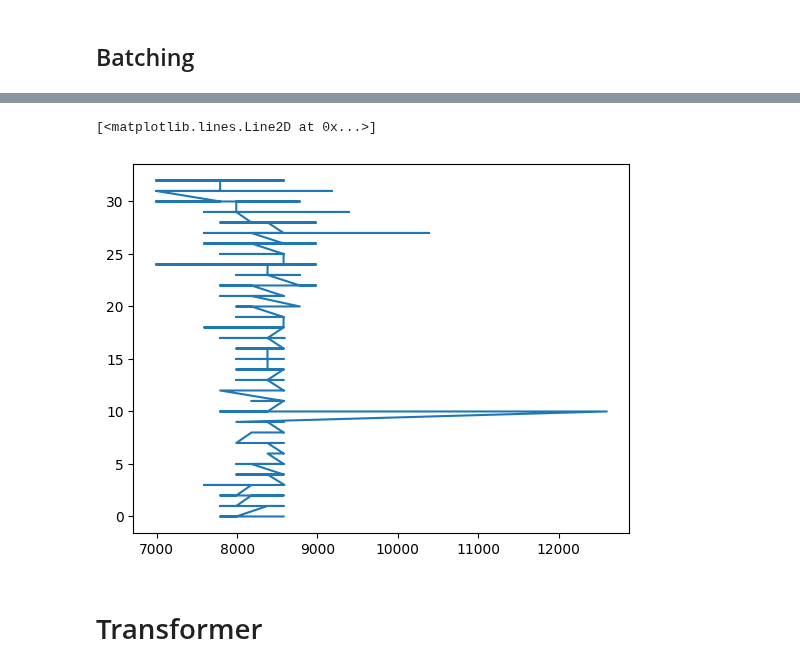
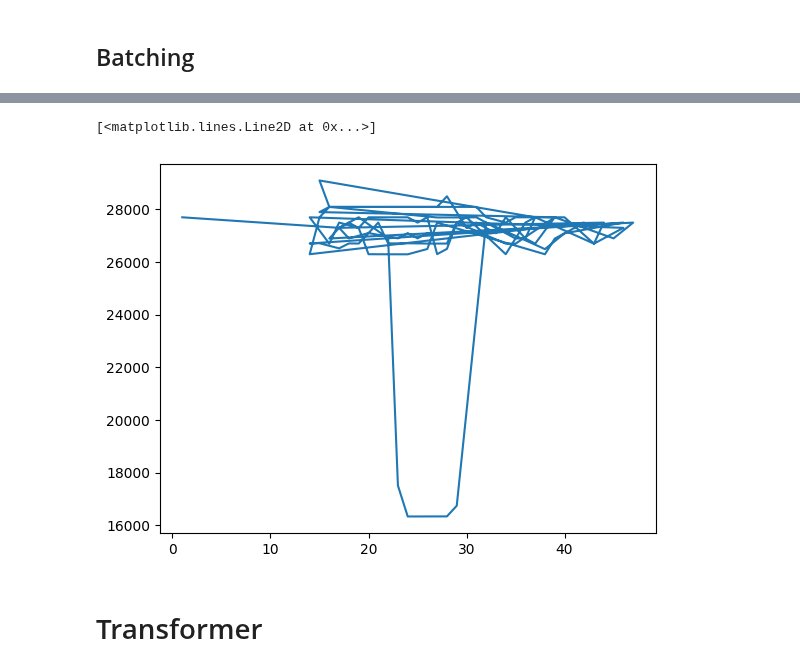
Before and after one commit to ANNIZHENG/MLModel_Eval_with_YJMob100K, a Jupyter notebook: CustomTransformer_with_YJMob100K.ipynb, the cells around one changed output, grey strips where cells are left out. Cells and saved outputs as stored; diff of their text form; code cells hidden in the pictures.

```diff
--- a/CustomTransformer_with_YJMob100K.ipynb
+++ b/CustomTransformer_with_YJMob100K.ipynb
@@ -38,15 +39,14 @@ import random
 # %%
 yjmob1 = 'yjmob100k-dataset1.csv.gz' # dataset under normal scenes
-yjmob_df = pd.read_csv(yjmob1, compression='gzip').sort_values(by=['uid', 'd', 't'], ignore_index=True)
+yjmob_df = pd.read_csv(yjmob1, compression='gzip')
 # %%
 # Retrieve all ids
 
 uids = yjmob_df['uid'].unique()
 # %%
 # Just to reduce memory space
-rand_indicies = [random.randint(0, len(uids)) for _ in range(200)] # only 200 data would be used
-selected_uids = [uid for uid in uids[rand_indicies]] # selected_uids = uids[:200]
-# selected_uids = uids[:200]
+rand_indicies = [random.randint(0, len(uids)) for _ in range(10000)]
+selected_uids = [uid for uid in uids[rand_indicies]]
 # %%
 df = yjmob_df[yjmob_df['uid'].isin(selected_uids)]
 # %% [markdown]
@@ -72,22 +70,12 @@ Try using .loc[row_indexer,col_indexer] = value instead
 
 See the caveats in the documentation: https://pandas.pydata.org/pandas-docs/stable/user_guide/indexing.html#returning-a-view-versus-a-copy
   df['combined_xy'] = df.apply(lambda row: spatial_token(row['x'], row['y']), axis=1)
-# %%
-df = df.sort_values(by=['uid', 't']) # df.sort_values(by=['uid', 'combined_t'])
 # %% [markdown]
 # Train-Test Split
 # %%
-# 7:3 split
+# 8:2 split
 
-train_uids, test_uids = train_test_split(selected_uids, test_size=0.30, random_state=42)
-
-# 70 : (15:15) split
-
-# test-train split
-# train_val_uids, test_uids = train_test_split(selected_uids, test_size=0.15, random_state=42)
-
-# validation-test split
-# train_uids, val_uids = train_test_split(train_val_uids, test_size=0.176, random_state=42) # 0.176≈15/85
+train_uids, test_uids = train_test_split(selected_uids, test_size=0.2, random_state=42)
 
 df_train = df[df['uid'].isin(train_uids)]
 df_test = df[df['uid'].isin(test_uids)]
@@ -115,8 +101,5 @@ grouped_data_test = [group for _, group in df_test.groupby('uid')]
 # %%
-x = grouped_data_train[0]['combined_xy']
-y = grouped_data_train[0]['t']
-
-plt.plot(x[:STEP_SIZE], y[:STEP_SIZE])
+plt.plot(grouped_data_train[2]['t'][:100],grouped_data_train[2]['combined_xy'][:100])
 # %% [output]
 [<matplotlib.lines.Line2D at 0x...>]
-[figure, old version]
+[figure, new version]
```
Also changed, not shown: parts of 21 cells of this notebook.
